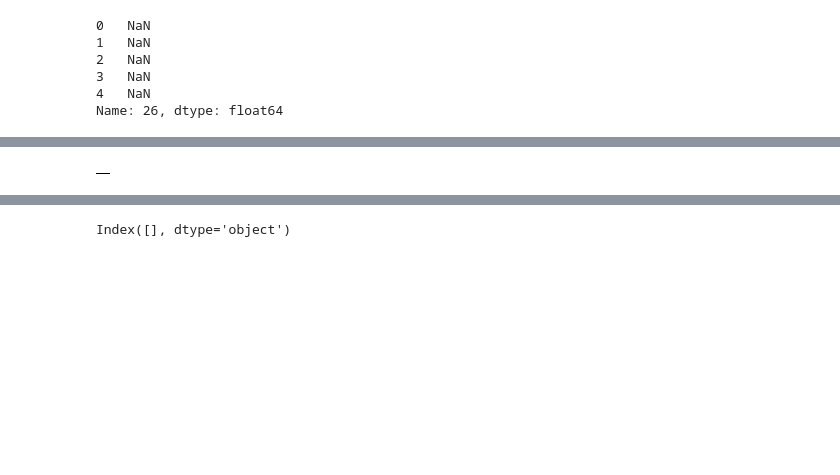
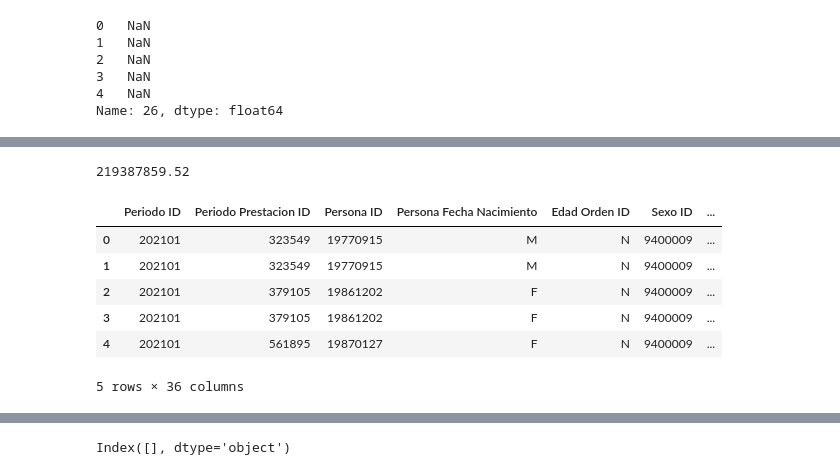
Before and after one commit to saucedo32/Modelos_Costeo, a Jupyter notebook: V0.4.2 - Costeo 2021/zz-Correr_reportes.ipynb, the cells around one changed output, grey strips where cells are left out. Drawn from its saved outputs; the diff is of its cells as text; code cells hidden in the pictures; blank space fills up the shorter version.

```diff
--- a/V0.4.2 - Costeo 2021/zz-Correr_reportes.ipynb
+++ b/V0.4.2 - Costeo 2021/zz-Correr_reportes.ipynb
@@ -149,0 +159,3 @@ dfc = funciones.leer_csv_2("C:/Users/lsaucedo/Desktop/Reportes_Costeo_2021/Consu
+# %%
+df = pd.read_csv("C:/Users/lsaucedo/Desktop/Reportes_Costeo_2021/Consumo Zona/Resto/Consumo Provincia- SANTA CRUZ.csv", encoding="latin-1",sep=";", decimal=",")
+df.head()
@@ -149,0 +174,9 @@ dfc = funciones.leer_csv_2("C:/Users/lsaucedo/Desktop/Reportes_Costeo_2021/Consu
+# %%
+df.columns = ["Periodo ID","Persona ID","Persona Fecha Nacimiento","Sexo ID","Discapacitado ID",
+"Localidad Asociado ID","Provincia Asociado ID","Posicion Asociado ID","Zona de Promocion ID",
+"Segmento Agrupado DESC","Plan Sin Segmento ID","Tipo de Venta DESC","Tipo de Venta ID","Subtipo de Venta DESC",
+"Subtipo de Venta ID","Periodo Prestacion ID","Edad Orden ID","Origen Prestacion ID","Origen Facturacion ID",
+"Prestacion ID","Rubro Indicadores Consumo ID","Prestacion Acreedor ID","Nomenclador ID","Nomenclador DESC","Acreedor ID",
+"Provision Acreedor ID","Posicion Acreedor ID","Subcategoria Acreedor DESC","Tipo Orden ID","Nro Orden ID",
+"Tipo Orden Relacionada ID","Orden Relacionada ID","Porcentaje Cobertura Medicamento ID","Cantidad",
+"Consumo","Precio Sugerido Medicamento"]
@@ -150,11 +193,21 @@ dfc = funciones.leer_csv_2("C:/Users/lsaucedo/Desktop/Reportes_Costeo_2021/Consu
+# %%
+df.Consumo.sum()
+# %% [output]
+219387859.52
 # %%
-    dfc.columns = ["Periodo ID","Periodo Prestacion ID","Persona ID","Persona Fecha Nacimiento","Edad Orden ID","Sexo ID","Discapacitado ID",
+    df.columns = ["Periodo ID","Periodo Prestacion ID","Persona ID","Persona Fecha Nacimiento","Edad Orden ID","Sexo ID","Discapacitado ID",
     "Posicion Asociado ID","Zona de Promocion ID","Localidad Asociado ID","Provincia Asociado ID","Plan Sin Segmento ID","Origen Prestacion ID",
     "Origen Facturacion ID","Prestacion ID","Rubro Indicadores Consumo ID","Prestacion Acreedor ID","Nomenclador ID","Nomenclador DESC",
     "Acreedor ID","Provision Acreedor ID","Posicion Acreedor ID","Subcategoria Acreedor DESC","Tipo Orden ID","Nro Orden ID","Tipo Orden Relacionada ID"
     ,"Orden Relacionada ID","Porcentaje Cobertura Medicamento ID","Tipo de Venta DESC","Tipo de Venta ID","Subtipo de Venta DESC","Subtipo de Venta ID",
     "Segmento Agrupado DESC","Cantidad","Consumo","Precio Sugerido Medicamento"]
 # %%
-dfc.head()
+df.head()
 # %% [output]
-|  |
+|  | Periodo ID | Periodo Prestacion ID | Persona ID | Persona Fecha Nacimiento | Edad Orden ID | Sexo ID | ... |
+| 0 | 202101 | 323549 | 19770915 | M | N | 9400009 | ... |
+| 1 | 202101 | 323549 | 19770915 | M | N | 9400009 | ... |
+| 2 | 202101 | 379105 | 19861202 | F | N | 9400009 | ... |
+| 3 | 202101 | 379105 | 19861202 | F | N | 9400009 | ... |
+| 4 | 202101 | 561895 | 19870127 | F | N | 9400009 | ... |
+5 rows × 36 columns
```
Also changed, not shown: parts of 10 cells of this notebook, 2 other files.
